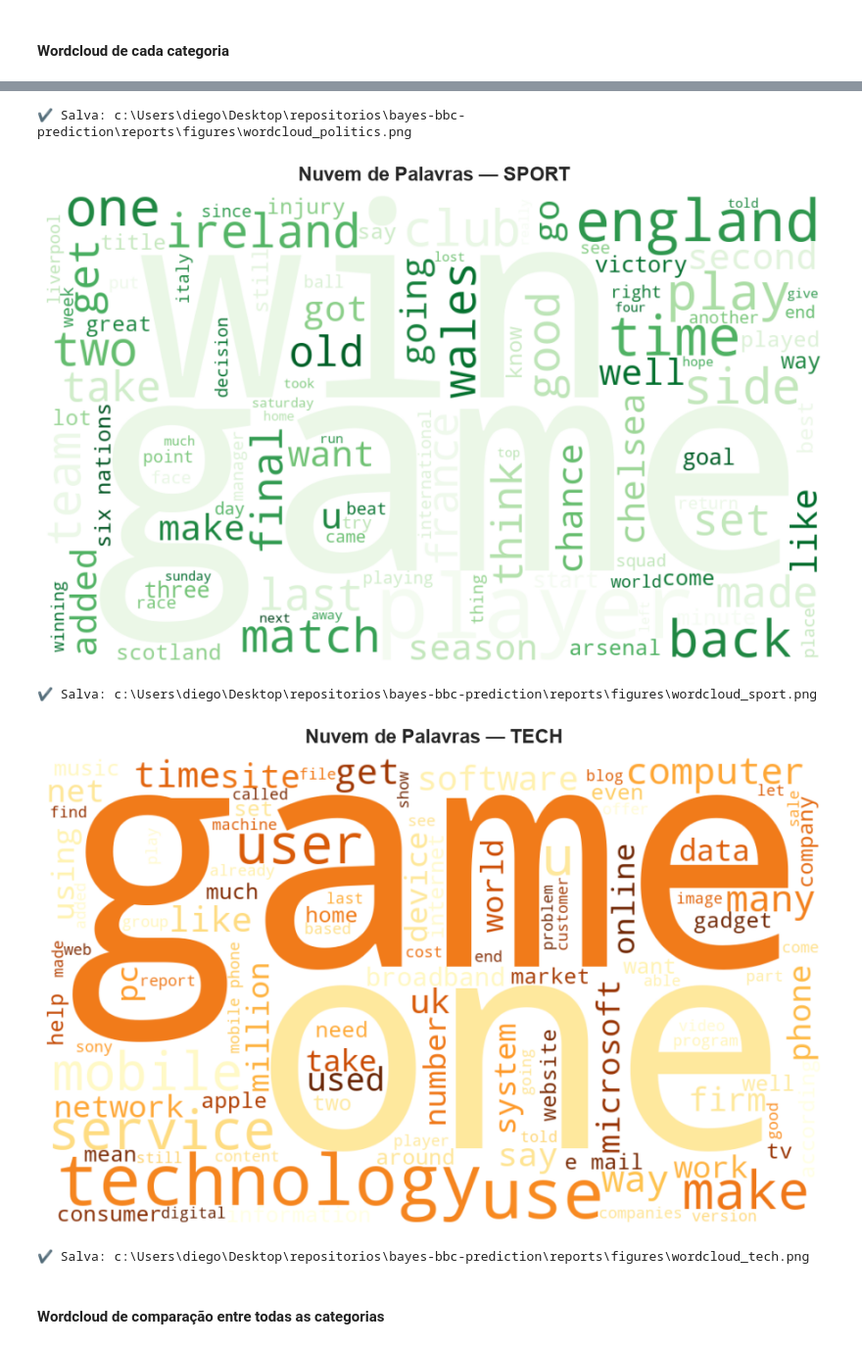
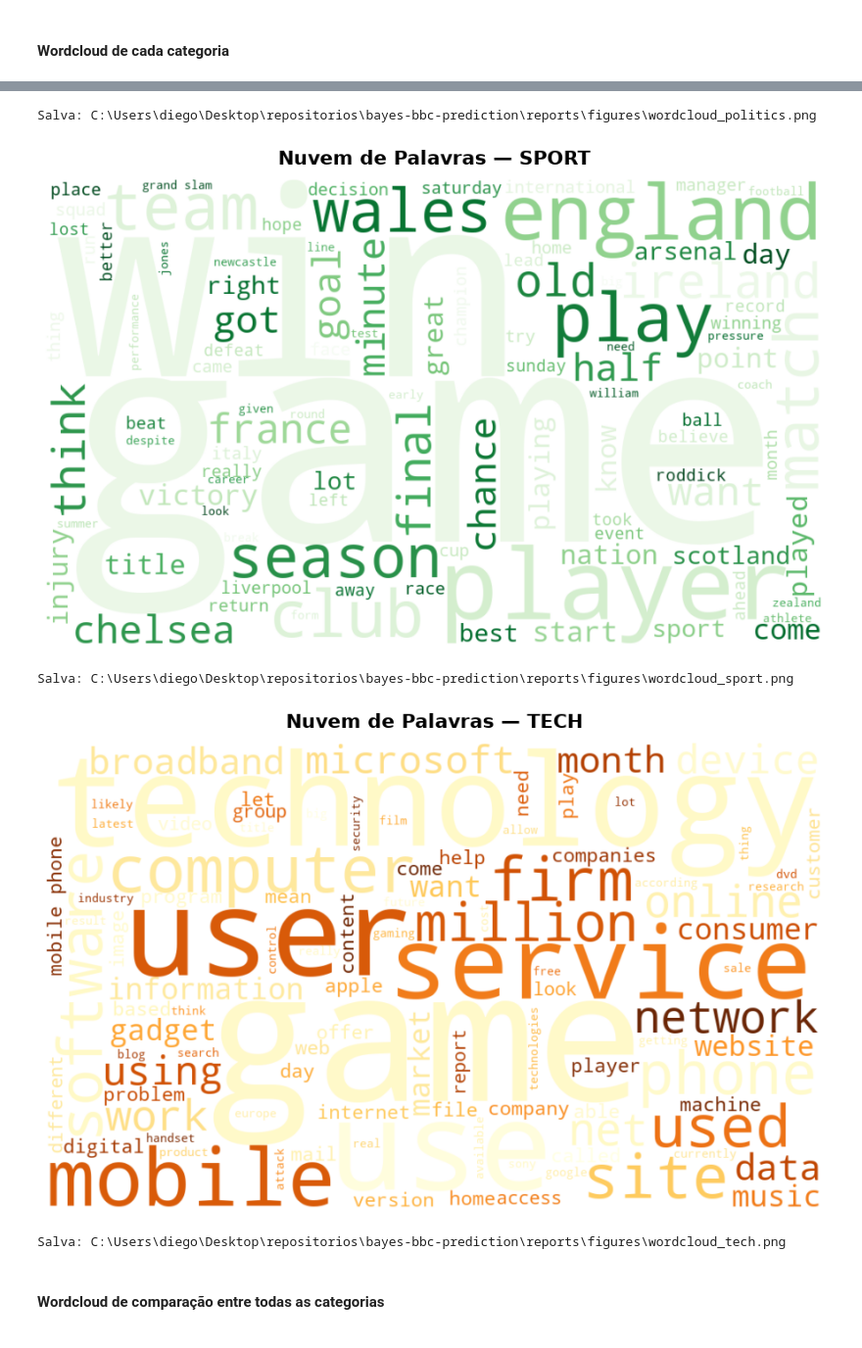
Before and after one commit to diegonhd/bayes-bbc-prediction, a Jupyter notebook: src/eda.ipynb, the cells around one changed output, grey strips where cells are left out. Shown at 98% size. Drawn from its saved outputs; the diff is of its cells as text; code cells hidden in the pictures.

```diff
--- a/src/eda.ipynb
+++ b/src/eda.ipynb
@@ -176,15 +180,36 @@ print(f"✔ Gráfico salvo: {boxplot_fig_path}")
 # %%
 import nltk
 from nltk.corpus import stopwords
+from sklearn.feature_extraction.text import ENGLISH_STOP_WORDS
 from wordcloud import WordCloud
 
 # 1. Download do corpus de stopwords do NLTK (executa silenciosamente se já baixado)
 nltk.download("stopwords", quiet=True)
 nltk_stopwords = set(stopwords.words("english"))
 
-# 2. Stopwords contextuais adicionais para notícias da BBC
-extra_stopwords = {"said", "mr", "year", "people", "would", "new", "also", "could", "first"}
-stopwords_set = nltk_stopwords.union(extra_stopwords)
+# 2. Stopwords contextuais e de domínio editorial da BBC
+ruidos_editoriais = {
+    "said", "mr", "year", "people", "would", "new",
+    "also", "could", "told", "just", "still", "may",
+    "world", "bbc", "way", "like", "says", "us", "u"
+}
+
+# 3. Numerais por extenso e termos neutros/verbos de passagem
+numerais_e_neutros = {
+    "one", "two", "three", "four", "five", "six", "seven", "eight", "nine", "ten",
+    "first", "second", "third", "last", "next",
+    "told", "added", "make", "made", "get", "take", "well", "back", "years", "time",
+    "much", "many", "since", "week",
+    "going", "good", "set", "say", "end", "number",
+}
+
+# 4. União formal e explícita de todos os léxicos
+stopwords_set = (
+    set(ENGLISH_STOP_WORDS)
+    .union(nltk_stopwords)
+    .union(ruidos_editoriais)
+    .union(numerais_e_neutros)
+)
 
 categories = sorted(df["category"].unique())
 colormaps = {
@@ -206,6 +231,7 @@ for category in categories:
         background_color="white",
         colormap=colormaps.get(category, "viridis"),
         stopwords=stopwords_set,
+        min_word_length=3,
         max_words=100,
         random_state=42,
     ).generate(subset_text)
@@ -220,5 +246,5 @@ for category in categories:
     ind_path = FIGURES_DIR / f"wordcloud_{category}.png"
     plt.savefig(ind_path, dpi=300)
     plt.show()
-    print(f"✔ Salva: {ind_path}")
+    print(f"Salva: {ind_path}")
 # %% [output]
@@ -230,8 +256,8 @@ for category in categories:
-✔ Salva: c:\Users\diego\Desktop\repositorios\bayes-bbc-prediction\reports\figures\wordcloud_politics.png
+Salva: C:\Users\diego\Desktop\repositorios\bayes-bbc-prediction\reports\figures\wordcloud_politics.png
-[figure, old version]
+[figure, new version]
-✔ Salva: c:\Users\diego\Desktop\repositorios\bayes-bbc-prediction\reports\figures\wordcloud_sport.png
+Salva: C:\Users\diego\Desktop\repositorios\bayes-bbc-prediction\reports\figures\wordcloud_sport.png
-[figure, old version]
+[figure, new version]
-✔ Salva: c:\Users\diego\Desktop\repositorios\bayes-bbc-prediction\reports\figures\wordcloud_tech.png
+Salva: C:\Users\diego\Desktop\repositorios\bayes-bbc-prediction\reports\figures\wordcloud_tech.png
 # %% [markdown]
 #### Wordcloud de comparação entre todas as categorias
 # %%
```
Also changed, not shown: parts of 8 cells of this notebook, 17 other files.
